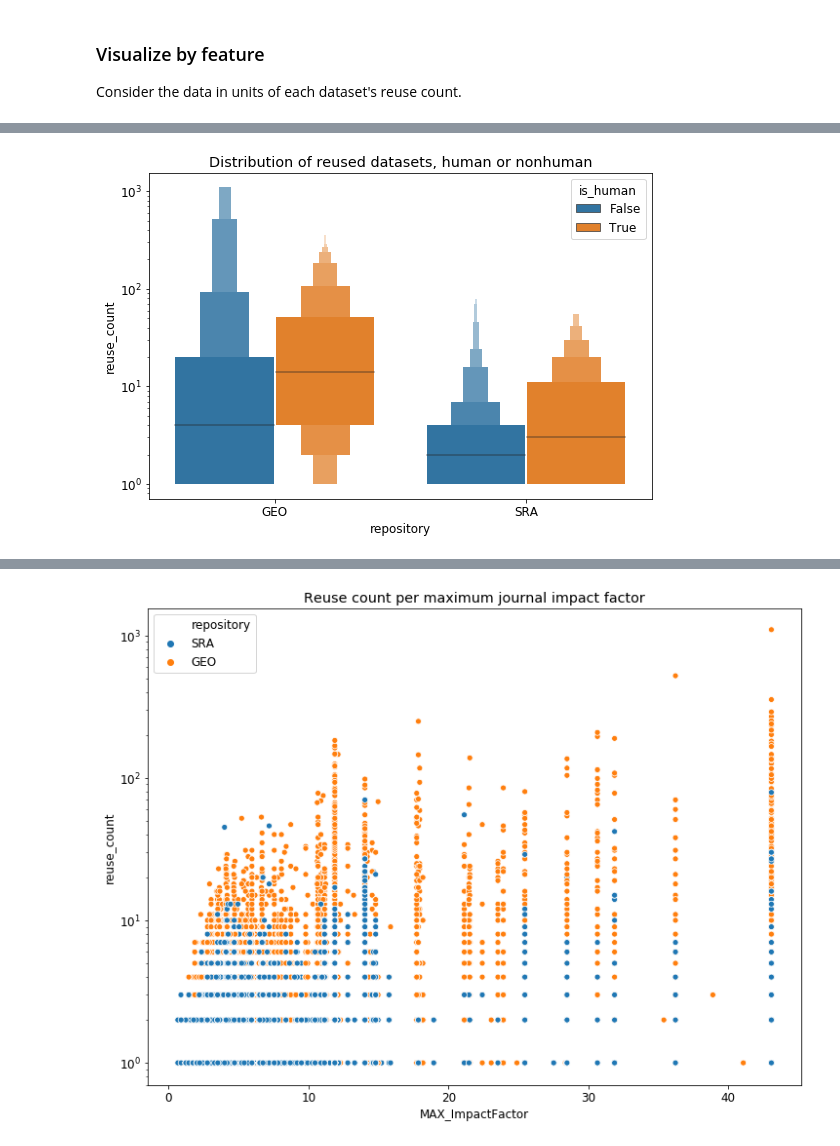
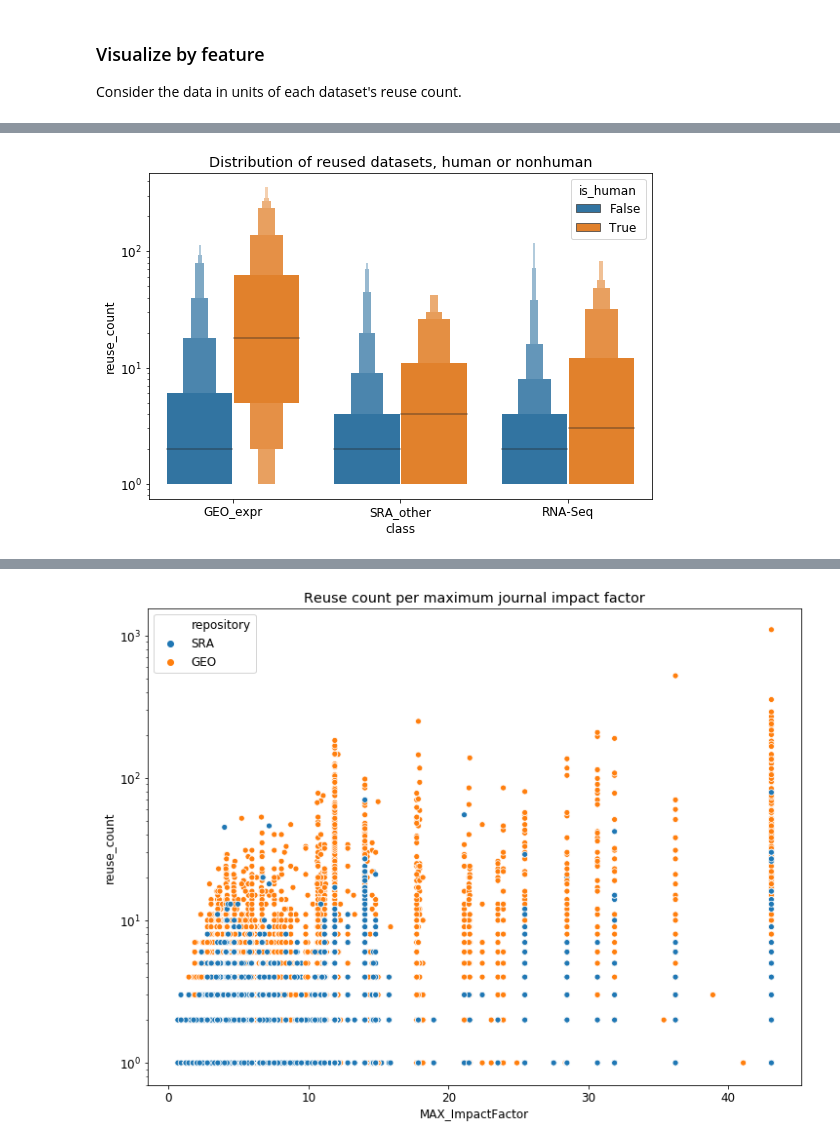
Before and after one commit to smangul1/data_reusability, a Jupyter notebook: jupyter_notebooks/visualize_data.ipynb, the cells around one changed output, grey strips where cells are left out. Saved outputs shown, nothing was run; the diff lists cells and outputs as text; code cells hidden in the pictures.

```diff
--- a/jupyter_notebooks/visualize_data.ipynb
+++ b/jupyter_notebooks/visualize_data.ipynb
@@ -177,7 +168,7 @@ years = [int(i) for i in years]
 # %%
 z = {'year':years, 'repository':'GEO', 'repo_count':0}
 z2 = {'year':years, 'repository':'SRA', 'repo_count':0}
-z3 = {'year':years, 'repository':'Both', 'repo_count':0}
+z3 = {'year':years, 'repository':'Multiple', 'repo_count':0}
 
 zerosGEO = pd.DataFrame(data = z) #.append(pd.DataFrame(data = z2))
 zerosSRA = pd.DataFrame(data = z2) #.append(pd.DataFrame(data = z4))
@@ -185,7 +176,7 @@ zerosBoth = pd.DataFrame(data = z3) #.append(pd.DataFrame(data = z6))
 
 geo_byDate = repo_byDate.loc[repo_byDate['repository'] == 'GEO', :].append(zerosGEO).groupby(['year']).sum().reset_index().cumsum()
 sra_byDate = repo_byDate.loc[repo_byDate['repository'] == 'SRA', :].append(zerosSRA).groupby(['year']).sum().reset_index().cumsum()
-bothRepo_byDate = repo_byDate.loc[repo_byDate['repository'] == 'Both', :].append(zerosBoth).groupby(['year']).sum().reset_index().cumsum()
+bothRepo_byDate = repo_byDate.loc[repo_byDate['repository'] == 'Multiple', :].append(zerosBoth).groupby(['year']).sum().reset_index().cumsum()
 # %%
 fig, ax = plt.subplots(figsize = (12, 9))
 
@@ -275,7 +252,7 @@ paps
 # %%
 # NON-CUMULATIVE
 timesthru = 0
-for reuse_byDate in [reuse_byDateGEO, reuse_byDateSRA]:
+for reuse_byDate in [reuse_byDateGEOexpr, reuse_byDateRNAseq, reuse_byDateSRAother]:
 
     dropme = reuse_byDate[reuse_byDate['year'] == 2020].index
     reuse_byDate.drop(dropme, inplace = True)
@@ -299,24 +276,26 @@ for reuse_byDate in [reuse_byDateGEO, reuse_byDateSRA]:
             bottom = G_byDate['reuse_count'] / total_counts)
 
     if timesthru == 0:
-        repo = 'GEO'
+        cls = "GEO_expr"
         plt.plot([2001, 2020], [0.5, 0.5], '--', color = 'black')
-    else:
-        repo = 'SRA'
+    elif timesthru == 1:
+        cls = "RNA-seq"
         plt.plot([2007, 2020], [0.5, 0.5], '--', color = 'black')
+    elif timesthru == 2:
+        cls = "SRA_other"
+        plt.plot([2007, 2020], [0.5, 0.5], '--', color = 'black')
+    timesthru = timesthru + 1
 
     plt.rc('font', size = 18)
     plt.xticks(ticks = years)
-    title = "Yearly breakdown of reuse roles in " + str(repo) + " (non-cumulative)"
+    title = "Yearly breakdown of reuse roles in " + str(cls) + " (non-cumulative)"
     plt.title(title)
     plt.legend(["50%", "Primary Analysis", "Secondary Analysis"], loc = 'lower left')
     plt.xticks(rotation = 90)
 
-    filename = "nonCumTimeSer_" + repo + ".png"
+    filename = "nonCumTimeSer_" + cls + ".png"
     plt.savefig(filename)
     plt.show()
 
-    timesthru = 1
-
 plt.rc('font', size = 12)
 # %% [output]
@@ -325,6 +305,6 @@ plt.rc('font', size = 12)
 # %%
-# remove papers with 'Both' listed for either repository or reuse_role
-paps = paps.loc[paps['repository'] != 'Both', :].loc[paps['reuse_role'] != 'Both', :]
+# remove papers with 'Multiple' listed for either repository or reuse_role
+paps = paps.loc[paps['repository'] != 'Multiple', :].loc[paps['reuse_role'] != 'Multiple', :]
 # paps
 # %%
 # # across GEO and SRA, what percentage of papers reuse data?
@@ -413,7 +393,7 @@ Ttest_indResult(statistic=18.316395792214326, pvalue=3.031440738563159e-74)
 
 Consider the data in units of each dataset's reuse count.
 # %%
-mm_filt = pd.merge(paps, mm, how = 'left', on = ['pmc_ID', 'repository', 'reuse_role'])
+mm_filt = pd.merge(paps, mm, how = 'left', on = ['pmc_ID', 'repository', 'reuse_role', 'class'])
 # mm_filt
 # %%
 accs_feat = mm_filt.drop(labels = ['pmc_ID', 'accession', 'pmc_date_x'], axis = 1).drop_duplicates()
@@ -459,15 +439,15 @@ specCounts
 # %%
 fig, ax = plt.subplots(figsize=fig_dims)
 sns.boxenplot(data = accs_feat.loc[accs_feat['reuse_count'] > 0, :],
-              x = 'repository', y = 'reuse_count', hue = 'is_human', ax = ax).set(yscale = 'log')
+              x = 'class', y = 'reuse_count', hue = 'is_human', ax = ax).set(yscale = 'log')
 # sns.boxplot(data = accs_feat.loc[accs_feat['reuse_count'] > 0, :],
 #               x = 'repository', y = 'reuse_count', hue = 'is_human', showfliers = False, ax = ax)
 title = "Distribution of reused datasets, human or nonhuman"
 ax.set_title(title)
 plt.savefig("reuseDistHuman.png")
 plt.show()
 # %% [output]
-[figure, old version]
+[figure, new version]
 # %%
 accs_feat_filt = accs_feat.loc[accs_feat['reuse_count'] > 0, :]
 accs_feat_filtGEO = accs_feat_filt.loc[accs_feat_filt['repository'] == 'GEO', :]
```
Also changed, not shown: parts of 30 cells of this notebook, 27 other files.
